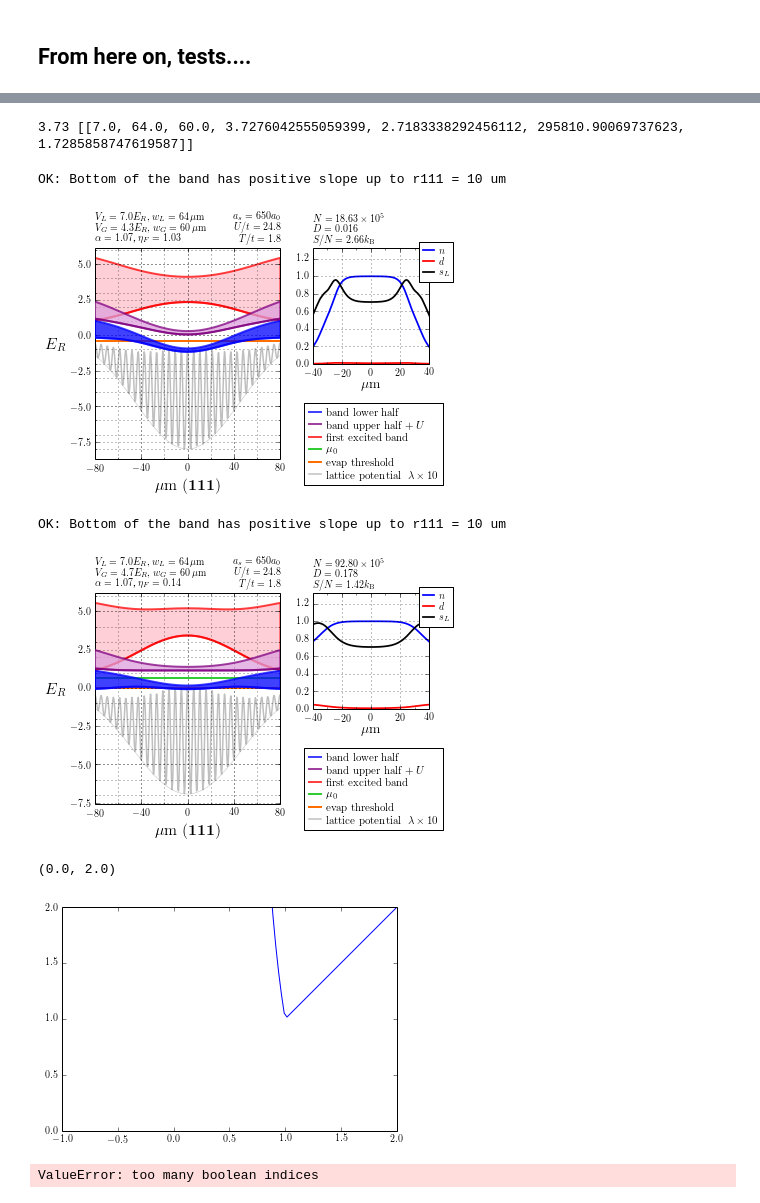
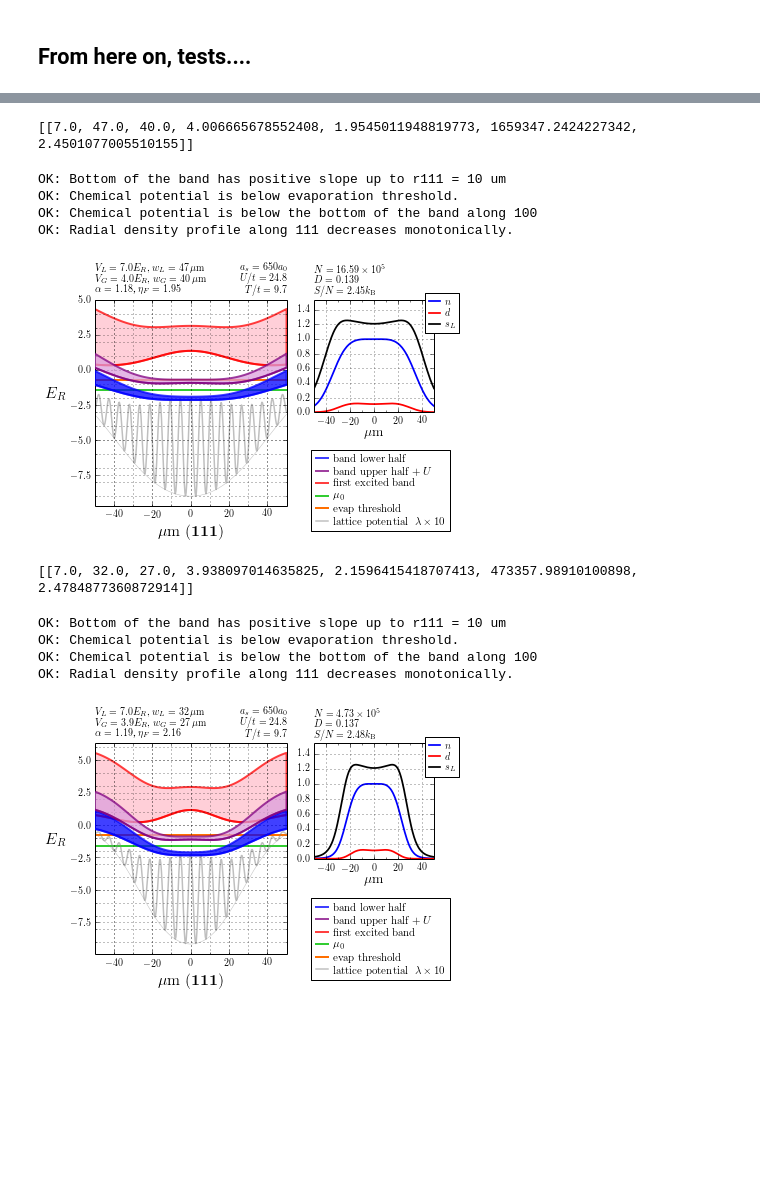
Before and after one commit to PedroMDuarte/hubbard-lda_evap, a Jupyter notebook: ldaEvaporation.ipynb, the cells around one changed output, grey strips where cells are left out. Cells and saved outputs as stored; diff of their text form; code cells hidden in the pictures; blank space fills up the shorter version.

Commit message:
Finished first draft of results.  Saving progress.

```diff
--- a/ldaEvaporation.ipynb
+++ b/ldaEvaporation.ipynb
@@ -112,61 +393,56 @@ print results
 # %%
 import optevap
-wIR = 64.
-wGR = 60.
+wIR = 47.
+wGR = 40.
 s=7.
 results = []
-results.append( [s, wIR, wGR]+optevap.optimal( s0=s, wL=wIR, wC=wGR, Number=3e5 ))
+results.append( [s, wIR, wGR]+optevap.optimal( s0=s, wL=wIR, wC=wGR, T_Er=0.383, a_s=650., extents=100. ))
 print results
 # %% [output]
-3.73 [[7.0, 64.0, 60.0, 3.7276042555059399, 2.7183338292456112, 295810.90069737623, 1.7285858747619587]]
+[[7.0, 47.0, 40.0, 4.006665678552408, 1.9545011948819773, 1659347.2424227342, 2.4501077005510155]]
 # %%
 import scubic
 import lda
 
 s=7.
-g=4.33
-wIR=64.
-wGR=60.
+g=4.0066
+wIR=47.
+wGR=40.
 
 pot = scubic.sc(allIR=s, allGR=g, allIRw=wIR, allGRw=wGR)
-test = lda.lda(potential = pot, a_s=650., globalMu='halfMott', verbose=True)
-fig = lda.plotLine( test , line_direction='111')
+test = lda.lda(potential = pot, a_s=650., globalMu='halfMott', Temperature=0.383, extents=100., verbose=True)
+fig = lda.plotLine( test , line_direction='111', extents=50.)
 # %% [output]
 OK: Bottom of the band has positive slope up to r111 = 10 um
+OK: Chemical potential is below evaporation threshold.
+OK: Chemical potential is below the bottom of the band along 100
+OK: Radial density profile along 111 decreases monotonically.
-[figure, old version]
+[figure, new version]
+# %%
+import optevap
+wIR = 32.
+wGR = 27.
+s=7.
+results = []
+results.append( [s, wIR, wGR]+optevap.optimal( s0=s, wL=wIR, wC=wGR, T_Er=0.383, a_s=650., extents=80. ))
+print results
+# %% [output]
+[[7.0, 32.0, 27.0, 3.938097014635825, 2.1596415418707413, 473357.98910100898, 2.4784877360872914]]
 # %%
 import scubic
 import lda
 
 s=7.
-g=4.69
-wIR=64.
-wGR=60.
+g=3.938
+wIR=32.
+wGR=27.
 
 pot = scubic.sc(allIR=s, allGR=g, allIRw=wIR, allGRw=wGR)
-test = lda.lda(potential = pot, a_s=650., globalMu='halfMott', verbose=True)
-fig = lda.plotLine( test , line_direction='111')
+test = lda.lda(potential = pot, a_s=650., globalMu='halfMott', Temperature=0.383, extents=80., verbose=True)
+fig = lda.plotLine( test , line_direction='111', extents=50.)
 # %% [output]
 OK: Bottom of the band has positive slope up to r111 = 10 um
+OK: Chemical potential is below evaporation threshold.
+OK: Chemical potential is below the bottom of the band along 100
+OK: Radial density profile along 111 decreases monotonically.
-[figure, old version]
+[figure, new version]
-# %%
-x = np.linspace(-1., 2., 120)
-
-
-def penalty(x,p):
-    return np.piecewise(x, [x < 1., x >= 1.], [lambda x: np.exp(-(x-1.))**p, lambda x: x])
-
-
-y = penalty( x, 6 )
-plt.plot( x, y )
-plt.gca().set_ylim(0.,2.)
-
-#y2 = penalty( -(x-1), 6 )
-#plt.plot( x, y2 )
-# %% [output]
-(0.0, 2.0)
-[figure, removed]
-# %%
-penalty( 0.5, 2 )
-# %% [output]
-ValueError: too many boolean indices
```
Also changed, not shown: parts of 19 cells of this notebook, 50 other files.
